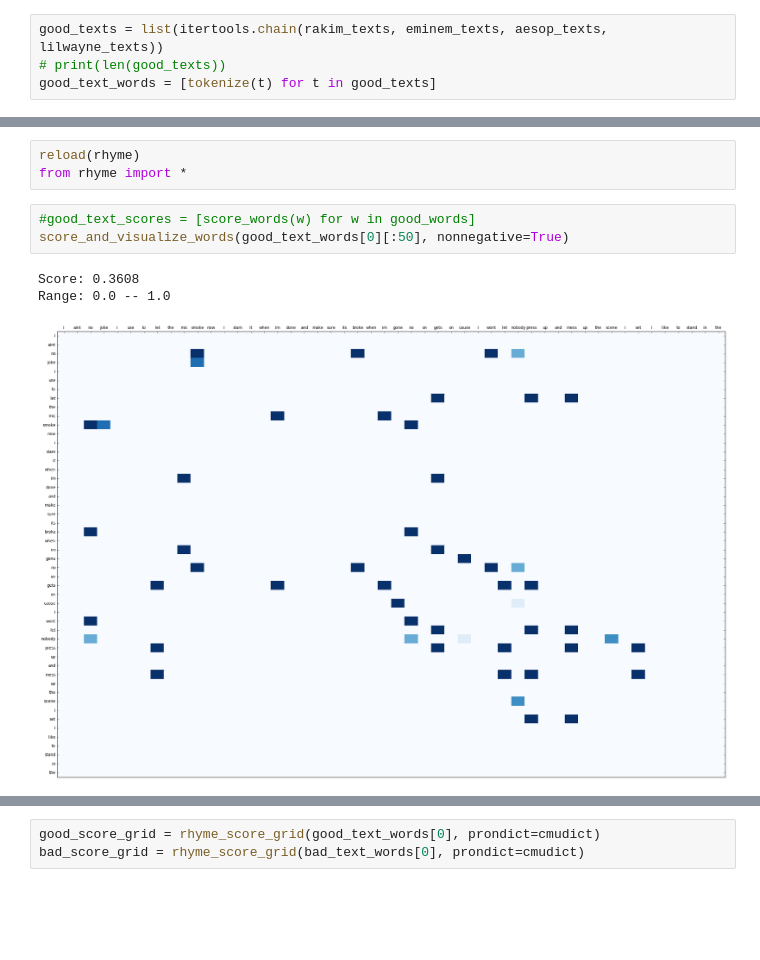
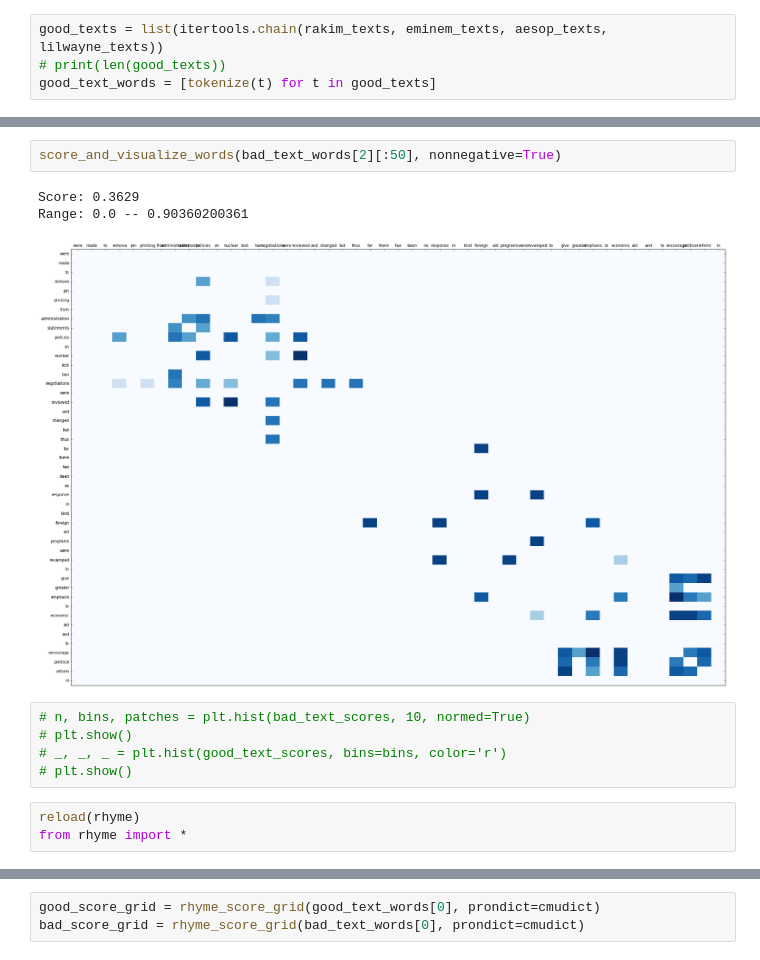
Before and after one commit to hajicj/HAMR_2016, a Jupyter notebook: server-side/rhyme_scores.ipynb, the cells around one changed output, grey strips where cells are left out. Drawn from its saved outputs; the diff is of its cells as text; blank space fills up the shorter version.

```diff
--- a/server-side/rhyme_scores.ipynb
+++ b/server-side/rhyme_scores.ipynb
@@ -139,10 +144,14 @@ good_text_words = [tokenize(t) for t in good_texts]
+# %%
+score_and_visualize_words(bad_text_words[2][:50], nonnegative=True)
+# %% [output]
+Score: 0.3629
+Range: 0.0 -- 0.90360200361
+[figure, added]
+# %%
+# n, bins, patches = plt.hist(bad_text_scores, 10, normed=True)
+# plt.show()
+# _, _, _ = plt.hist(good_text_scores, bins=bins, color='r')
+# plt.show()
 # %%
 reload(rhyme)
 from rhyme import *
-# %%
-#good_text_scores = [score_words(w) for w in good_words]
-score_and_visualize_words(good_text_words[0][:50], nonnegative=True)
-# %% [output]
-Score: 0.3608
-Range: 0.0 -- 1.0
-[figure, removed]
```
Also changed, not shown: parts of 12 cells of this notebook, 1 other file.
